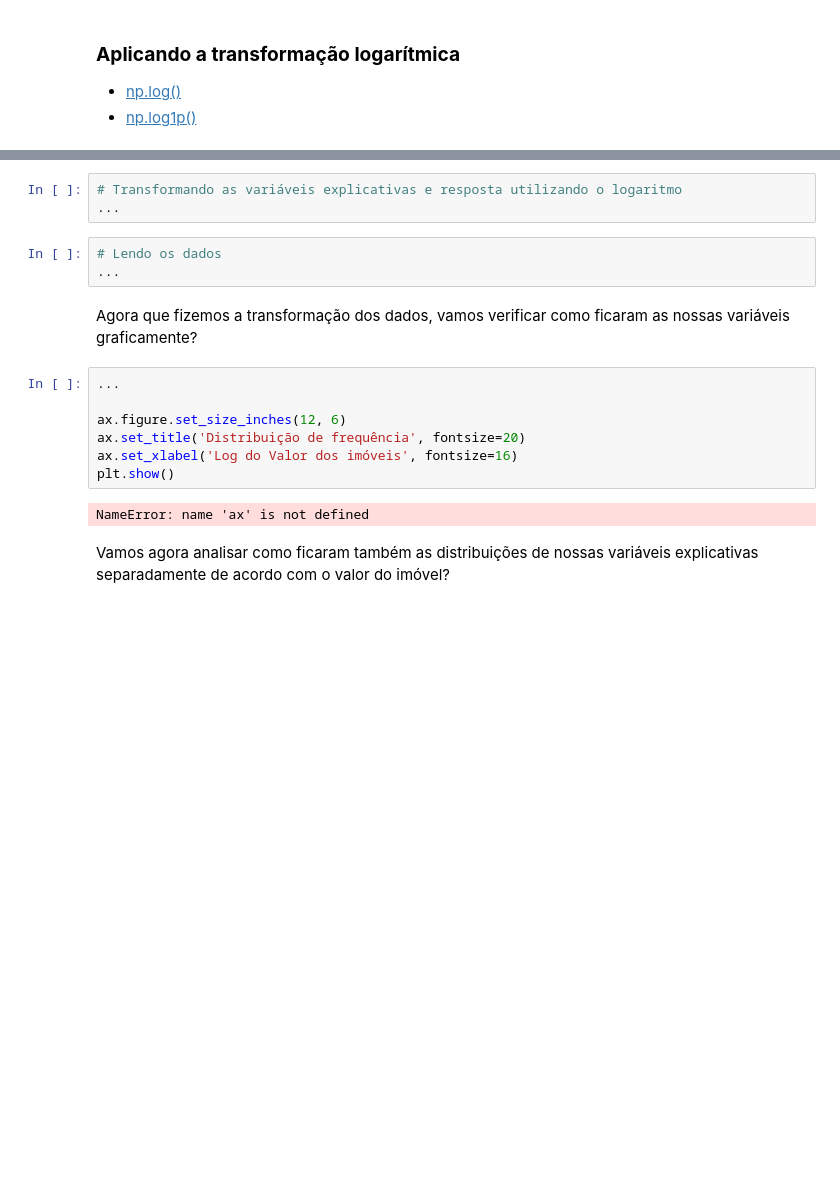
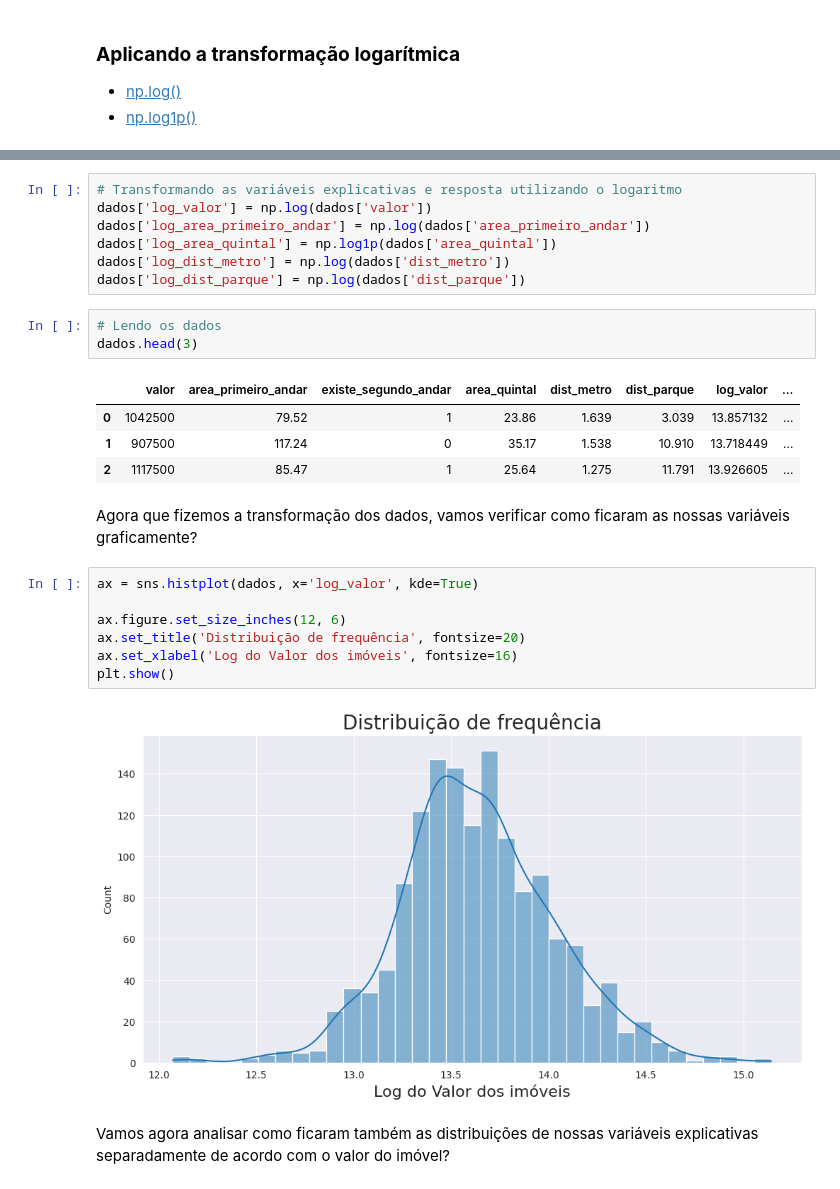
Before and after one commit to marcoamolinaro/machine-learning-alura, a Jupyter notebook: DataScience_Regressao_Linear/Projeto_Inicial_Regressão_Linear.ipynb, the cells around one changed output, grey strips where cells are left out. Saved outputs shown, nothing was run; the diff lists cells and outputs as text; blank space fills up the shorter version.

Commit message:
Aula 03 - Transformações de variáveis

```diff
--- a/DataScience_Regressao_Linear/Projeto_Inicial_Regressão_Linear.ipynb
+++ b/DataScience_Regressao_Linear/Projeto_Inicial_Regressão_Linear.ipynb
@@ -267,20 +277,29 @@ np.float64(13.815510557964274)
-# %%
-# Transformando as variáveis explicativas e resposta utilizando o logaritmo
-...
+# %%
+# Transformando as variáveis explicativas e resposta utilizando o logaritmo
+dados['log_valor'] = np.log(dados['valor'])
+dados['log_area_primeiro_andar'] = np.log(dados['area_primeiro_andar'])
+dados['log_area_quintal'] = np.log1p(dados['area_quintal'])
+dados['log_dist_metro'] = np.log(dados['dist_metro'])
+dados['log_dist_parque'] = np.log(dados['dist_parque'])
 # %%
 # Lendo os dados
-...
+dados.head(3)
+# %% [output]
+|  | valor | area_primeiro_andar | existe_segundo_andar | area_quintal | dist_metro | dist_parque | log_valor | ... |
+| 0 | 1042500 | 79.52 | 1 | 23.86 | 1.639 | 3.039 | 13.857132 | ... |
+| 1 | 907500 | 117.24 | 0 | 35.17 | 1.538 | 10.910 | 13.718449 | ... |
+| 2 | 1117500 | 85.47 | 1 | 25.64 | 1.275 | 11.791 | 13.926605 | ... |
 # %% [markdown]
 Agora que fizemos a transformação dos dados, vamos verificar como ficaram as nossas variáveis graficamente?
 # %%
-...
+ax = sns.histplot(dados, x='log_valor', kde=True)
 
 ax.figure.set_size_inches(12, 6)
 ax.set_title('Distribuição de frequência', fontsize=20)
 ax.set_xlabel('Log do Valor dos imóveis', fontsize=16)
 plt.show()
 # %% [output]
-NameError: name 'ax' is not defined
+[figure, added]
 # %% [markdown]
 Vamos agora analisar como ficaram também as distribuições de nossas variáveis explicativas separadamente de acordo com o valor do imóvel?
 # %% [markdown]
```
Also changed, not shown: parts of 2 cells of this notebook.
